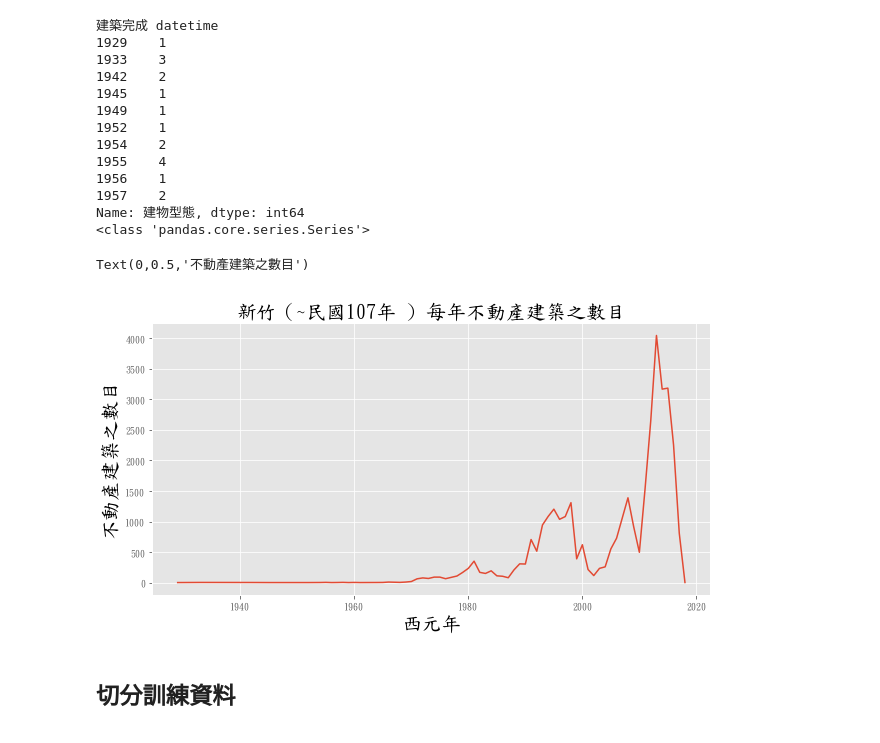
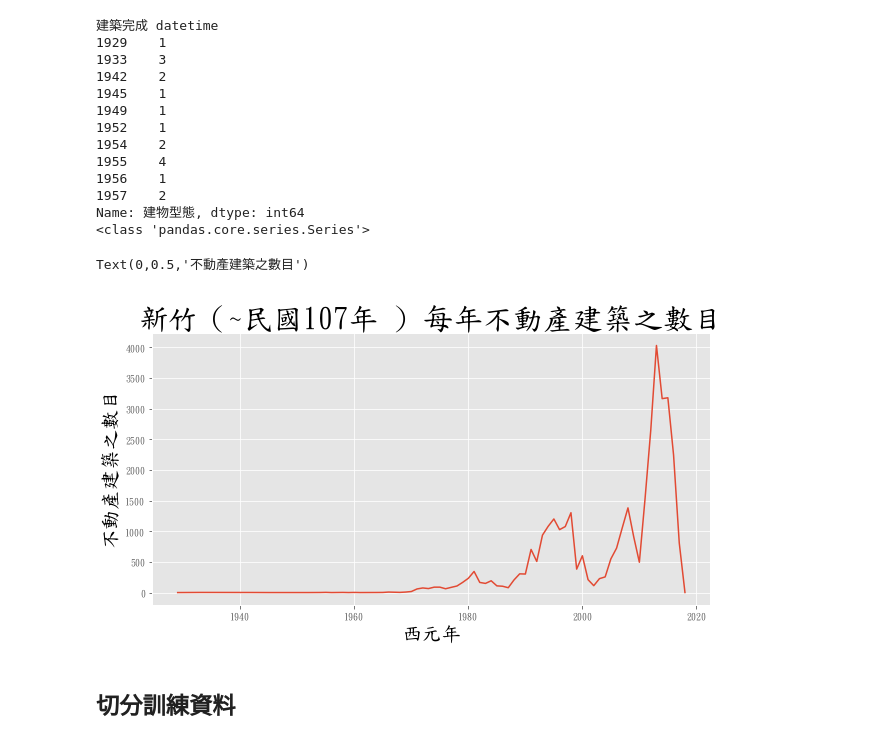
Before and after one commit to alabtsai/FGU-Class, a Jupyter notebook: Lecture_0613_ML.ipynb, the cells around one changed output. Drawn from its saved outputs; the diff is of its cells as text; code cells hidden in the pictures.

```diff
--- a/Lecture_0613_ML.ipynb
+++ b/Lecture_0613_ML.ipynb
@@ -849,0 +864,4 @@ dfmo2
+# %%
+dfmo2=dfmo2[dfmo2['總價[百萬元]']<100]
+dfmo2=dfmo2[dfmo2['建物移轉總面積[平方公尺]']<750]
+dfmo2.describe()
@@ -871,12 +899,12 @@ Name: 建物型態, dtype: int64
 # %%
 plt.figure(figsize=(10,5))
 plt.plot(df_data2.index, df_data2.values )
-plt.title('新竹（~民國107年 ) 每年不動產建築之數目',color='black',size=20)
+plt.title('新竹（~民國107年 ) 每年不動產建築之數目',color='black',size=30)
 plt.xlabel('西元年',size=20,color='black')
 plt.ylabel('不動產建築之數目',color='black',size=20)
 # %% [output]
 Text(0,0.5,'不動產建築之數目')
-[figure, old version]
+[figure, new version]
 # %% [markdown]
 ## 切分訓練資料
 # %%
```
Also changed, not shown: parts of 29 cells of this notebook.
